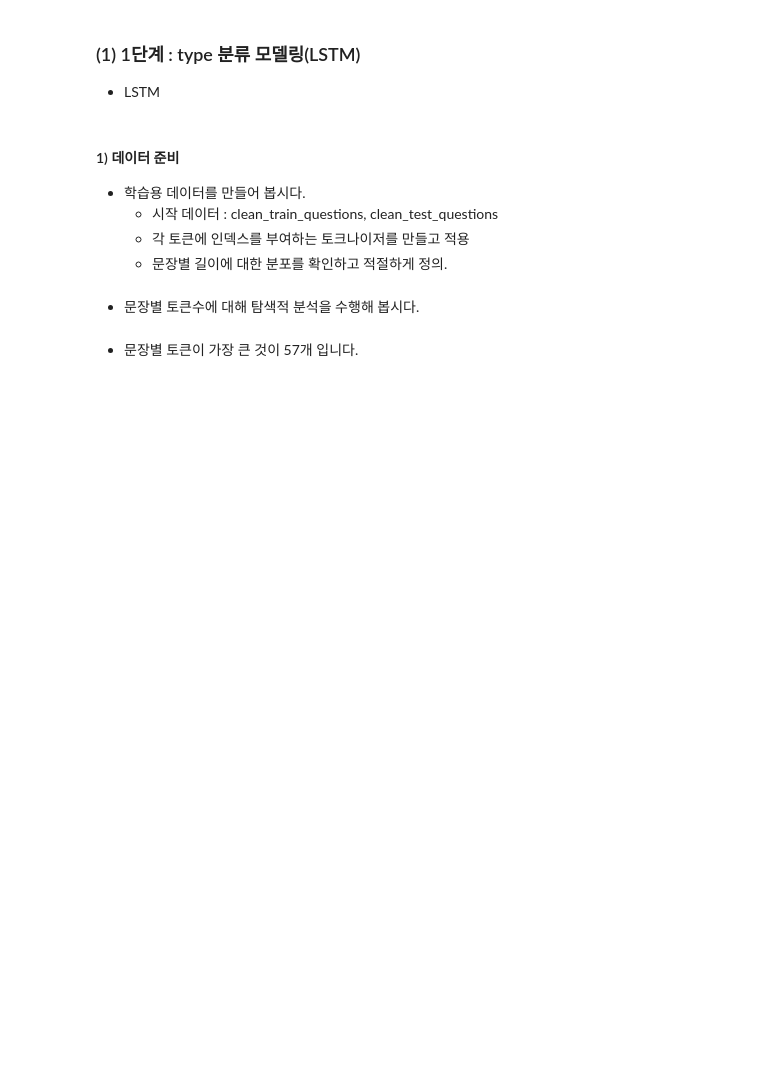
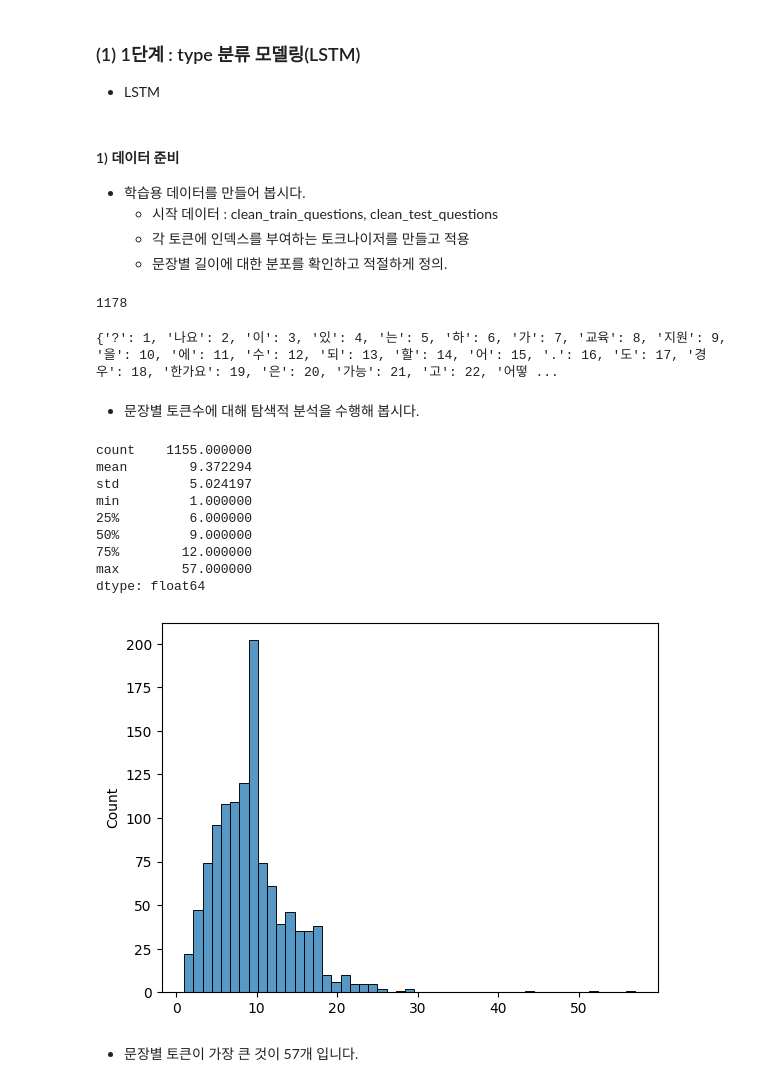
Before and after one commit to NarciSource/AIVLE-School, a Jupyter notebook: notebook/4기_2. Aivle 스쿨 지원 질문, 답변 챗봇 만들기_모델링_aivler.ipynb, the cells around one changed output. Drawn from its saved outputs; the diff is of its cells as text; code cells hidden in the pictures; blank space fills up the shorter version.

```diff
--- a/notebook/4기_2. Aivle 스쿨 지원 질문, 답변 챗봇 만들기_모델링_aivler.ipynb
+++ b/notebook/4기_2. Aivle 스쿨 지원 질문, 답변 챗봇 만들기_모델링_aivler.ipynb
@@ -183,0 +195,3 @@ path =
+# %%
+clean_train_questions = joblib.load(path+'clean_train_questions.pkl')
+clean_train_questions.shape
@@ -201,6 +222,9 @@ path =
     * 먼저 Word2Vec 모델을 만들고, train의 질문들을 문장벡터로 만듭시다.
 # %% [markdown]
 #### 1) 'mecab' 형태소 분석기를 이용하여 문장을 tokenize
+# %%
+clean_train_questions = list(map(lambda s: s.split(), clean_train_questions))
+clean_test_questions = list(map(lambda s: s.split(), clean_test_questions))
 # %% [markdown]
 #### 2) Word Embedding으로 문장벡터 구하기
 * Word2Vec
@@ -348,28 +512,58 @@ test 데이터 전체에 대해서 성능을 측정해 봅시다.
     * 문장별 길이에 대한 분포를 확인하고 적절하게 정의.
 # %%
 # 각각의 토큰에 인덱스 부여하는 토크나이저 선언
-
+tokenizer= Tokenizer(
+    filters='!"#$%&()*+,-./:;<=>?@[\\]^_`{|}~\t\n',
+    analyzer= Mecab.morphs,
+)
 # .fit_on_texts 이용하여 토크나이저 만들기
+tokenizer.fit_on_texts(clean_train_questions)
 # %%
 # 전체 토큰의 수 확인
+len(tokenizer.word_index)
+# %% [output]
+1178
 # %%
 # 전체 토큰의 수가 vocab 사이즈가 됨
-
+vocab_size = len(tokenizer.word_index)
 # fit_on_texts을 위에서 한번만 해도 되지만, vocab 사이즈를 확인하고 줄이거나 하는 시도를 할 수도 있기에 다시 수행
 
+#???
+tokenizer.fit_on_texts(clean_train_questions)
+
+
+
 # .texts_to_sequences : 토크나이즈 된 데이터를 가지고 모두 시퀀스로 변환
+sequence_train = tokenizer.texts_to_sequences(clean_train_questions)
+sequence_test = tokenizer.texts_to_sequences(clean_test_questions)
 # %%
 # 각 토큰과 인덱스로 구성된 딕셔너리 생성
-
+print(tokenizer.word_index)
 # <PAD> 는 0으로 추가
+pad = 0
+# %% [output]
+{'?': 1, '나요': 2, '이': 3, '있': 4, '는': 5, '하': 6, '가': 7, '교육': 8, '지원': 9, '을': 10, '에': 11, '수': 12, '되': 13, '할': 14, '어': 15, '.': 16, '도': 17, '경우': 18, '한가요': 19, '은': 20, '가능': 21, '고': 22, '어떻 ...
 # %% [markdown]
 * 문장별 토큰수에 대해 탐색적 분석을 수행해 봅시다.
 # %%
 # 문장별 토큰 수 카운트
-
+token_count = list(map(len, sequence_train))
 # 기초 통계량
-
+print(pd.Series(token_count).describe())
 # 분포 그래프
+sns.histplot(token_count)
+plt.show()
+# %% [output]
+count    1155.000000
+mean        9.372294
+std         5.024197
+min         1.000000
+25%         6.000000
+50%         9.000000
+75%        12.000000
+max        57.000000
+dtype: float64
+[figure, added]
 # %% [markdown]
 * 문장별 토큰이 가장 큰 것이 57개 입니다.
 # %% [markdown]
```
Also changed, not shown: parts of 48 cells of this notebook, 4 other files.
